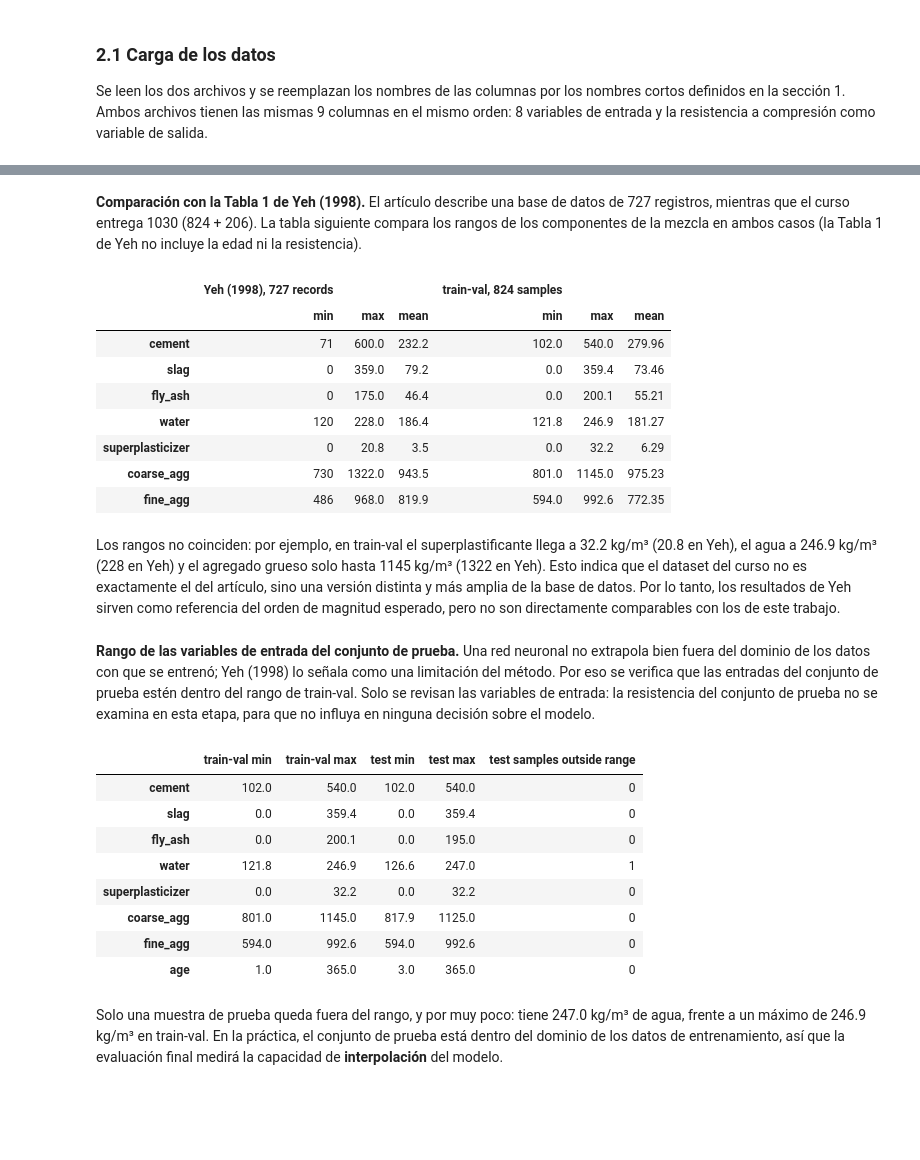
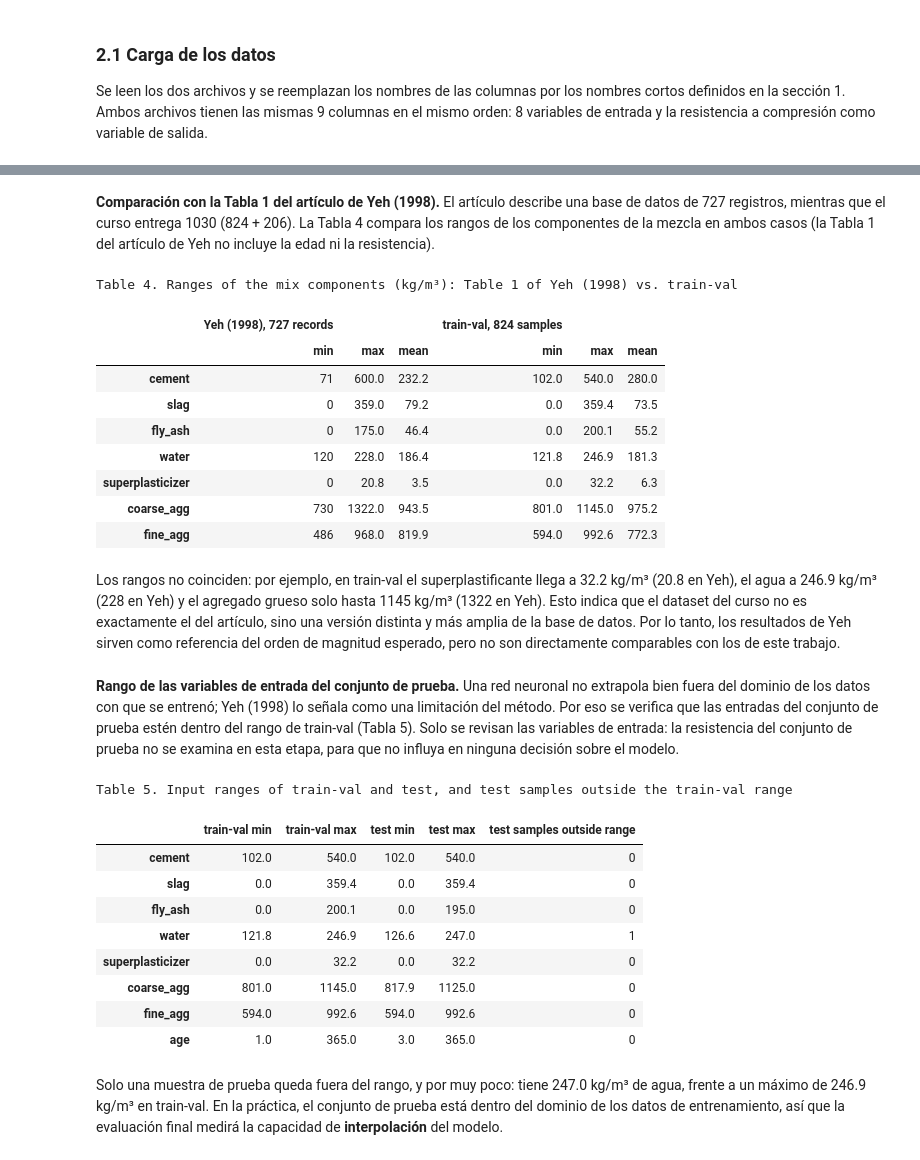
Before and after one commit to 25adiaz-apps/phd-civil-ualberta, a Jupyter notebook: machine-learning/assignment-4/question-1-concrete-strength.ipynb, the cells around one changed output, grey strips where cells are left out. Saved outputs shown, nothing was run; the diff lists cells and outputs as text; code cells hidden in the pictures; blank space fills up the shorter version.

```diff
--- a/machine-learning/assignment-4/question-1-concrete-strength.ipynb
+++ b/machine-learning/assignment-4/question-1-concrete-strength.ipynb
@@ -94,6 +97,18 @@ plt.rcParams.update({
     "legend.frameon": False,
 })
 pd.set_option("display.precision", 2)
+
+CAPTION_STYLE = [{"selector": "caption",
+                  "props": "caption-side: top; text-align: left; font-weight: bold; padding-bottom: 6px;"}]
+
+
+def show_table(df, number, caption, precision=2, hide_index=False):
+    """Display a DataFrame as a numbered table, with its caption above it."""
+    styled = (df.style
+              .set_caption(f"Table {number}. {caption}")
+              .set_table_styles(CAPTION_STYLE)
+              .format(precision=precision))
+    return styled.hide(axis="index") if hide_index else styled
 # %% [markdown]
 ## 2. Datos y análisis exploratorio
 # %% [markdown]
@@ -153,39 +172,47 @@ train_val_df.describe().T
 # %% [markdown]
-**Comparación con la Tabla 1 de Yeh (1998).** El artículo describe una base de datos de 727 registros, mientras que el curso entrega 1030 (824 + 206). La tabla siguiente compara los rangos de los componentes de la mezcla en ambos casos (la Tabla 1 de Yeh no incluye la edad ni la resistencia).
+**Comparación con la Tabla 1 del artículo de Yeh (1998).** El artículo describe una base de datos de 727 registros, mientras que el curso entrega 1030 (824 + 206). La Tabla 4 compara los rangos de los componentes de la mezcla en ambos casos (la Tabla 1 del artículo de Yeh no incluye la edad ni la resistencia).
 # %%
 # Table 1 of Yeh (1998): ranges of the mix components in the original database (727 records)
 yeh_table1 = pd.DataFrame(
     {"min": [71, 0, 0, 120, 0, 730, 486],
      "max": [600, 359, 175, 228, 20.8, 1322, 968],
      "mean": [232.2, 79.2, 46.4, 186.4, 3.5, 943.5, 819.9]},
     index=["cement", "slag", "fly_ash", "water", "superplasticizer", "coarse_agg", "fine_agg"],
 )
 train_val_ranges = train_val_df[yeh_table1.index].agg(["min", "max", "mean"]).T
-pd.concat({"Yeh (1998), 727 records": yeh_table1, "train-val, 824 samples": train_val_ranges}, axis=1)
+range_comparison = pd.concat({"Yeh (1998), 727 records": yeh_table1,
+                              "train-val, 824 samples": train_val_ranges}, axis=1)
+show_table(range_comparison, 4,
+           "Ranges of the mix components (kg/m³): Table 1 of Yeh (1998) vs. train-val", precision=1)
 # %% [output]
+Table 4. Ranges of the mix components (kg/m³): Table 1 of Yeh (1998) vs. train-val
 |  | Yeh (1998), 727 records |  |  | train-val, 824 samples |  |  |
 |  | min | max | mean | min | max | mean |
-| cement | 71 | 600.0 | 232.2 | 102.0 | 540.0 | 279.96 |
-| slag | 0 | 359.0 | 79.2 | 0.0 | 359.4 | 73.46 |
-| fly_ash | 0 | 175.0 | 46.4 | 0.0 | 200.1 | 55.21 |
-| water | 120 | 228.0 | 186.4 | 121.8 | 246.9 | 181.27 |
-| superplasticizer | 0 | 20.8 | 3.5 | 0.0 | 32.2 | 6.29 |
-| coarse_agg | 730 | 1322.0 | 943.5 | 801.0 | 1145.0 | 975.23 |
-| fine_agg | 486 | 968.0 | 819.9 | 594.0 | 992.6 | 772.35 |
+| cement | 71 | 600.0 | 232.2 | 102.0 | 540.0 | 280.0 |
+| slag | 0 | 359.0 | 79.2 | 0.0 | 359.4 | 73.5 |
+| fly_ash | 0 | 175.0 | 46.4 | 0.0 | 200.1 | 55.2 |
+| water | 120 | 228.0 | 186.4 | 121.8 | 246.9 | 181.3 |
+| superplasticizer | 0 | 20.8 | 3.5 | 0.0 | 32.2 | 6.3 |
+| coarse_agg | 730 | 1322.0 | 943.5 | 801.0 | 1145.0 | 975.2 |
+| fine_agg | 486 | 968.0 | 819.9 | 594.0 | 992.6 | 772.3 |
 # %% [markdown]
 Los rangos no coinciden: por ejemplo, en train-val el superplastificante llega a 32.2 kg/m³ (20.8 en Yeh), el agua a 246.9 kg/m³ (228 en Yeh) y el agregado grueso solo hasta 1145 kg/m³ (1322 en Yeh). Esto indica que el dataset del curso no es exactamente el del artículo, sino una versión distinta y más amplia de la base de datos. Por lo tanto, los resultados de Yeh sirven como referencia del orden de magnitud esperado, pero no son directamente comparables con los de este trabajo.
 # %% [markdown]
-**Rango de las variables de entrada del conjunto de prueba.** Una red neuronal no extrapola bien fuera del dominio de los datos con que se entrenó; Yeh (1998) lo señala como una limitación del método. Por eso se verifica que las entradas del conjunto de prueba estén dentro del rango de train-val. Solo se revisan las variables de entrada: la resistencia del conjunto de prueba no se examina en esta etapa, para que no influya en ninguna decisión sobre el modelo.
+**Rango de las variables de entrada del conjunto de prueba.** Una red neuronal no extrapola bien fuera del dominio de los datos con que se entrenó; Yeh (1998) lo señala como una limitación del método. Por eso se verifica que las entradas del conjunto de prueba estén dentro del rango de train-val (Tabla 5). Solo se revisan las variables de entrada: la resistencia del conjunto de prueba no se examina en esta etapa, para que no influya en ninguna decisión sobre el modelo.
 # %%
 # Number of test samples whose input values fall outside the train-val range
 below_range = test_df[FEATURES] < train_val_df[FEATURES].min()
 above_range = test_df[FEATURES] > train_val_df[FEATURES].max()
-pd.DataFrame({"train-val min": train_val_df[FEATURES].min(),
-              "train-val max": train_val_df[FEATURES].max(),
-              "test min": test_df[FEATURES].min(),
-              "test max": test_df[FEATURES].max(),
-              "test samples outside range": (below_range | above_range).sum()})
+input_ranges = pd.DataFrame({"train-val min": train_val_df[FEATURES].min(),
+                             "train-val max": train_val_df[FEATURES].max(),
+                             "test min": test_df[FEATURES].min(),
+                             "test max": test_df[FEATURES].max(),
+                             "test samples outside range": (below_range | above_range).sum()})
+show_table(input_ranges, 5,
+           "Input ranges of train-val and test, and test samples outside the train-val range",
+           precision=1)
 # %% [output]
+Table 5. Input ranges of train-val and test, and test samples outside the train-val range
 |  | train-val min | train-val max | test min | test max | test samples outside range |
 | cement | 102.0 | 540.0 | 102.0 | 540.0 | 0 |
 | slag | 0.0 | 359.4 | 0.0 | 359.4 | 0 |
```
Also changed, not shown: parts of 15 cells of this notebook.
